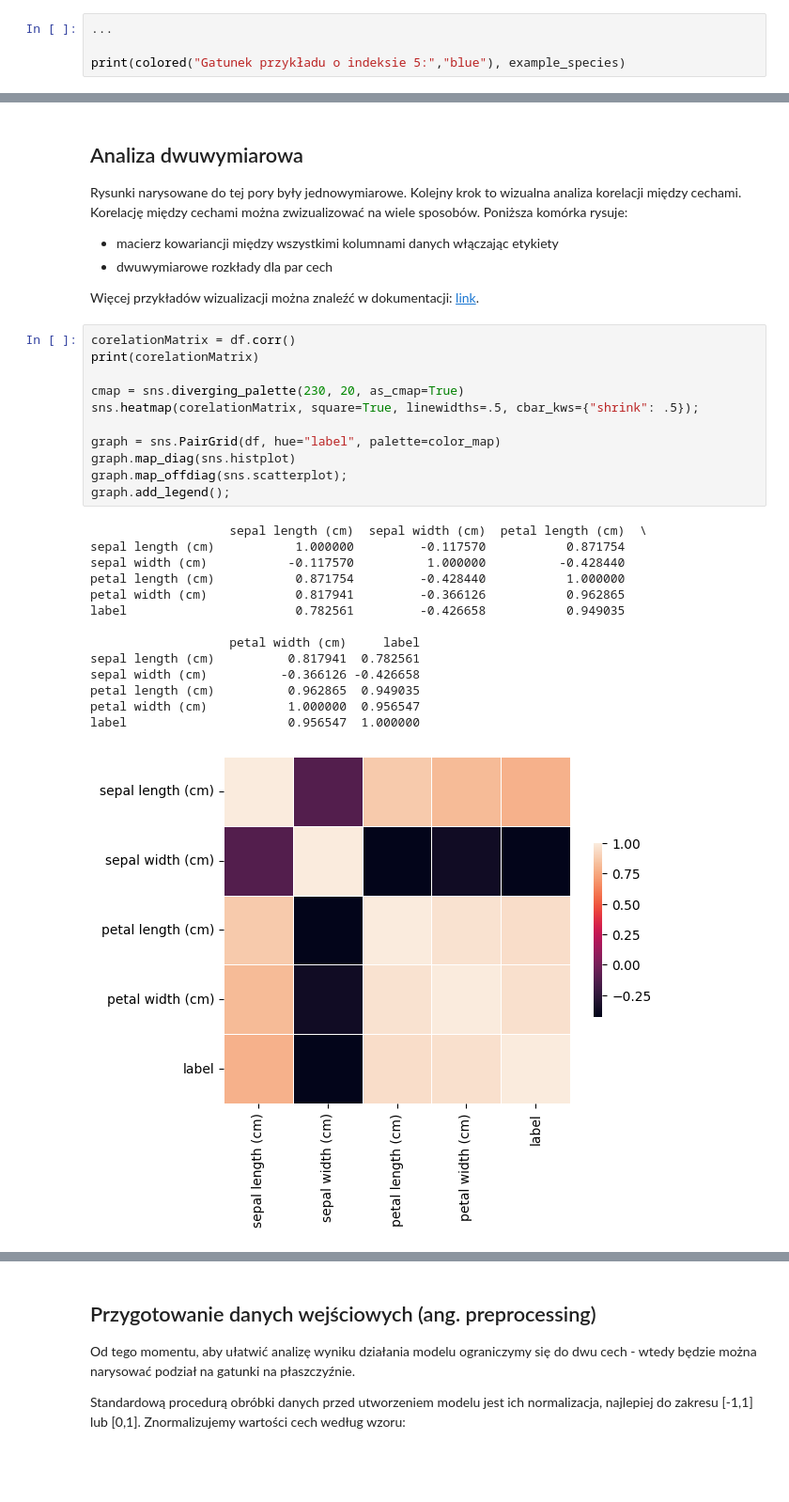
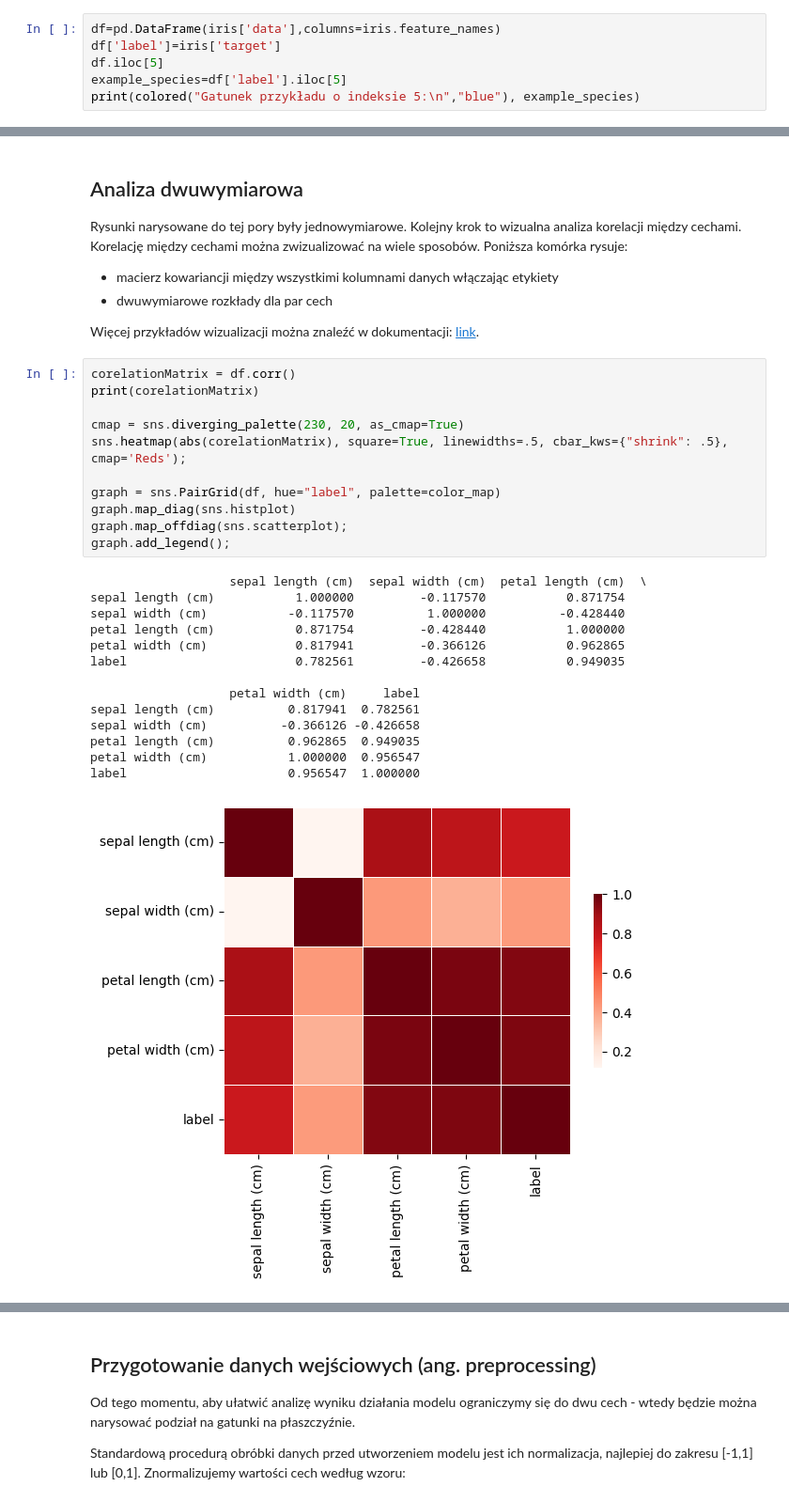
Before and after one commit to m-warda/ML2627, a Jupyter notebook: 05_Klasyfikator_Bayesa_irysy.ipynb, the cells around one changed output, grey strips where cells are left out. Shown at 94% size. Cells and saved outputs as stored; diff of their text form; blank space fills up the shorter version.

````diff
--- a/05_Klasyfikator_Bayesa_irysy.ipynb
+++ b/05_Klasyfikator_Bayesa_irysy.ipynb
@@ -93,7 +96,9 @@ Name: 5, dtype: float64
 Gatunek przykładu o indeksie 5: setosa
 ```
 # %%
-...
-
-print(colored("Gatunek przykładu o indeksie 5:","blue"), example_species)
+df=pd.DataFrame(iris['data'],columns=iris.feature_names)
+df['label']=iris['target']
+df.iloc[5]
+example_species=df['label'].iloc[5]
+print(colored("Gatunek przykładu o indeksie 5:\n","blue"), example_species)
 # %% [output]
@@ -170,29 +160,29 @@ Więcej przykładów wizualizacji można znaleźć w dokumentacji: [link](https:
 # %%
 corelationMatrix = df.corr()
 print(corelationMatrix)
 
 cmap = sns.diverging_palette(230, 20, as_cmap=True)
-sns.heatmap(corelationMatrix, square=True, linewidths=.5, cbar_kws={"shrink": .5});
+sns.heatmap(abs(corelationMatrix), square=True, linewidths=.5, cbar_kws={"shrink": .5}, cmap='Reds');
 
 graph = sns.PairGrid(df, hue="label", palette=color_map)
 graph.map_diag(sns.histplot)
 graph.map_offdiag(sns.scatterplot);
 graph.add_legend();
 # %% [output]
                    sepal length (cm)  sepal width (cm)  petal length (cm)  \
 sepal length (cm)           1.000000         -0.117570           0.871754
 sepal width (cm)           -0.117570          1.000000          -0.428440
 petal length (cm)           0.871754         -0.428440           1.000000
 petal width (cm)            0.817941         -0.366126           0.962865
 label                       0.782561         -0.426658           0.949035
 
                    petal width (cm)     label
 sepal length (cm)          0.817941  0.782561
 sepal width (cm)          -0.366126 -0.426658
 petal length (cm)          0.962865  0.949035
 petal width (cm)           1.000000  0.956547
 label                      0.956547  1.000000
-[figure, old version]
+[figure, new version]
 [figure]
 # %% [markdown]
 ## Przygotowanie danych wejściowych (ang. preprocessing)
````
Also changed, not shown: parts of 14 cells of this notebook.
